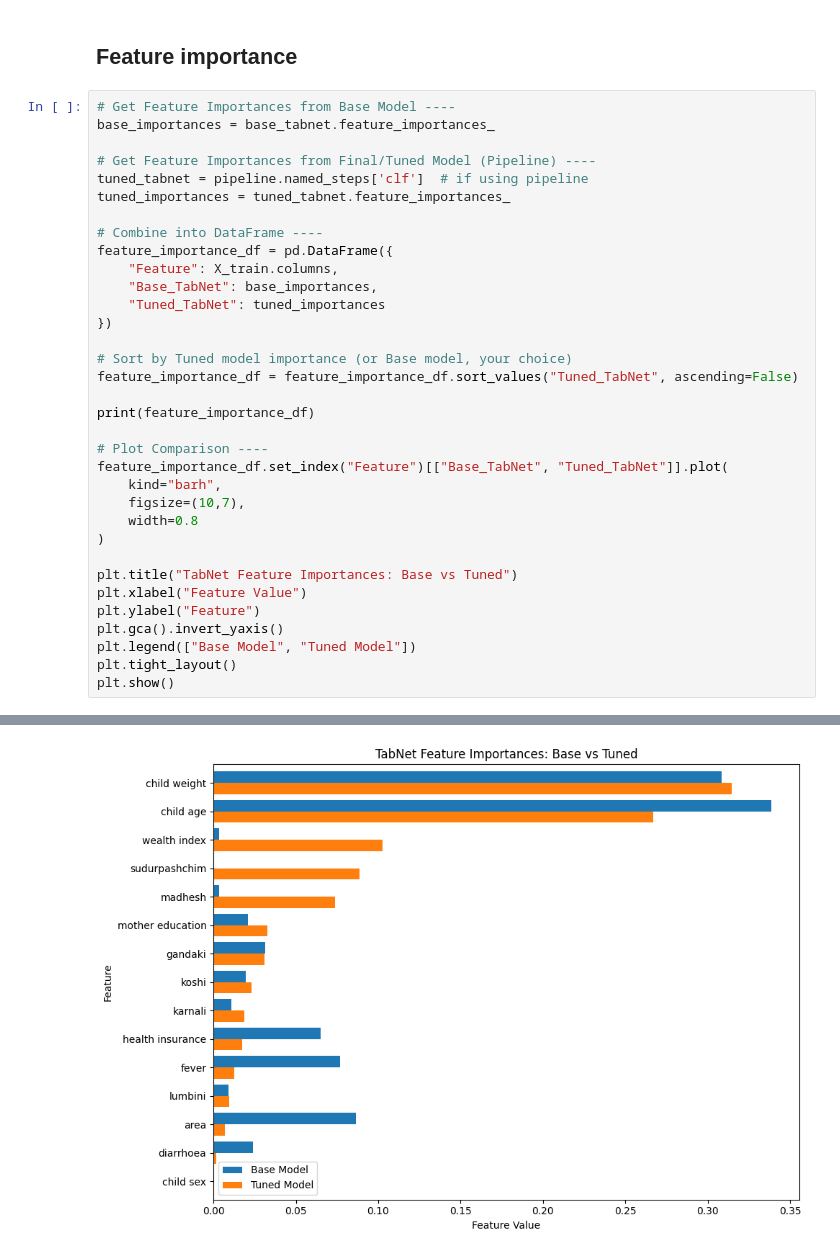
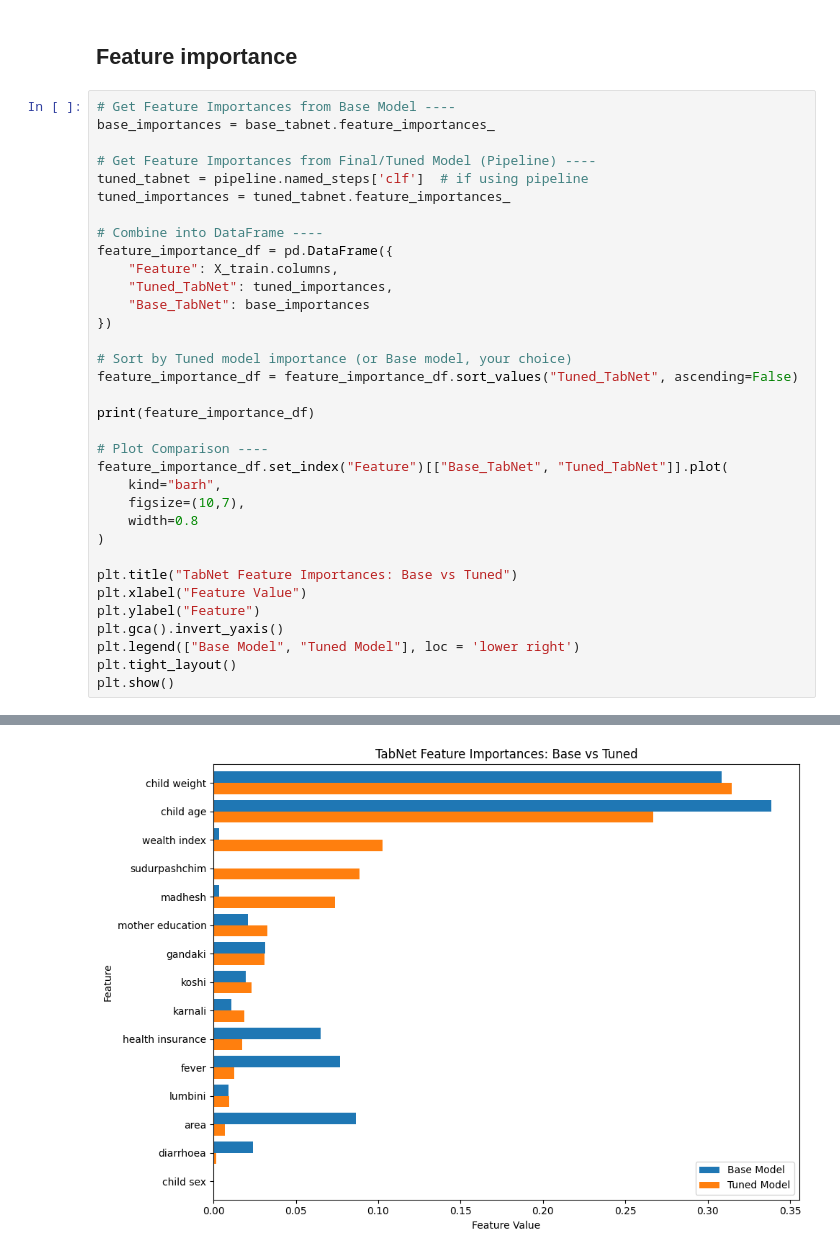
Before and after one commit to deepakbastola/malnutrition, a Jupyter notebook: models/TabNet.ipynb, the cells around one changed output, grey strips where cells are left out. Saved outputs shown, nothing was run; the diff lists cells and outputs as text.

```diff
--- a/models/TabNet.ipynb
+++ b/models/TabNet.ipynb
@@ -1151,8 +1151,8 @@ tuned_importances = tuned_tabnet.feature_importances_
 # Combine into DataFrame ----
 feature_importance_df = pd.DataFrame({
     "Feature": X_train.columns,
-    "Base_TabNet": base_importances,
-    "Tuned_TabNet": tuned_importances
+    "Tuned_TabNet": tuned_importances,
+    "Base_TabNet": base_importances
 })
 
 # Sort by Tuned model importance (or Base model, your choice)
@@ -1171,7 +1171,7 @@ plt.title("TabNet Feature Importances: Base vs Tuned")
 plt.xlabel("Feature Value")
 plt.ylabel("Feature")
 plt.gca().invert_yaxis()
-plt.legend(["Base Model", "Tuned Model"])
+plt.legend(["Base Model", "Tuned Model"], loc = 'lower right')
 plt.tight_layout()
 plt.show()
 # %% [output]
@@ -1194 +1194 @@ plt.show()
-[figure, old version]
+[figure, new version]
```
Also changed, not shown: parts of 3 cells of this notebook, 1 other file.
